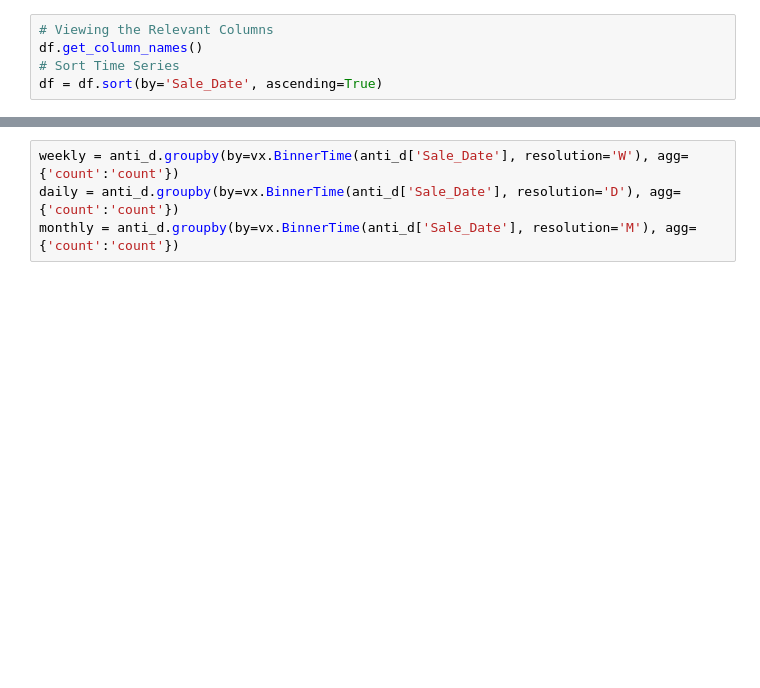
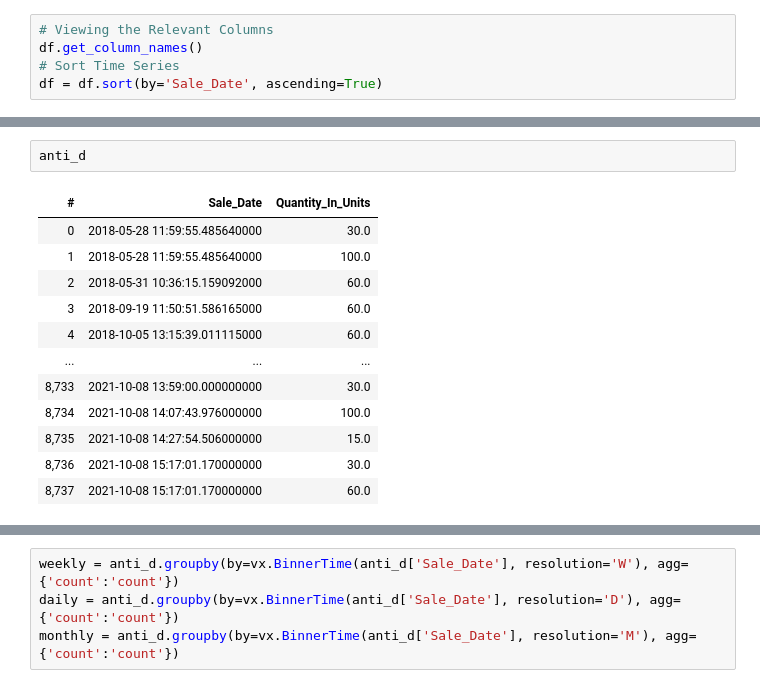
Before and after one commit to DreKwasi/time_series, a Jupyter notebook: Consumption_Data_Analysis.ipynb, the cells around one changed output, grey strips where cells are left out. Saved outputs shown, nothing was run; the diff lists cells and outputs as text; blank space fills up the shorter version.

```diff
--- a/Consumption_Data_Analysis.ipynb
+++ b/Consumption_Data_Analysis.ipynb
@@ -72,0 +177,15 @@ anti_d.rename("y", "Quantity_In_Units")
+# %%
+anti_d
+# %% [output]
+| # | Sale_Date | Quantity_In_Units |
+| 0 | 2018-05-28 11:59:55.485640000 | 30.0 |
+| 1 | 2018-05-28 11:59:55.485640000 | 100.0 |
+| 2 | 2018-05-31 10:36:15.159092000 | 60.0 |
+| 3 | 2018-09-19 11:50:51.586165000 | 60.0 |
+| 4 | 2018-10-05 13:15:39.011115000 | 60.0 |
+| ... | ... | ... |
+| 8,733 | 2021-10-08 13:59:00.000000000 | 30.0 |
+| 8,734 | 2021-10-08 14:07:43.976000000 | 100.0 |
+| 8,735 | 2021-10-08 14:27:54.506000000 | 15.0 |
+| 8,736 | 2021-10-08 15:17:01.170000000 | 30.0 |
+| 8,737 | 2021-10-08 15:17:01.170000000 | 60.0 |
```
Also changed, not shown: parts of 15 cells of this notebook, 1 other file.
